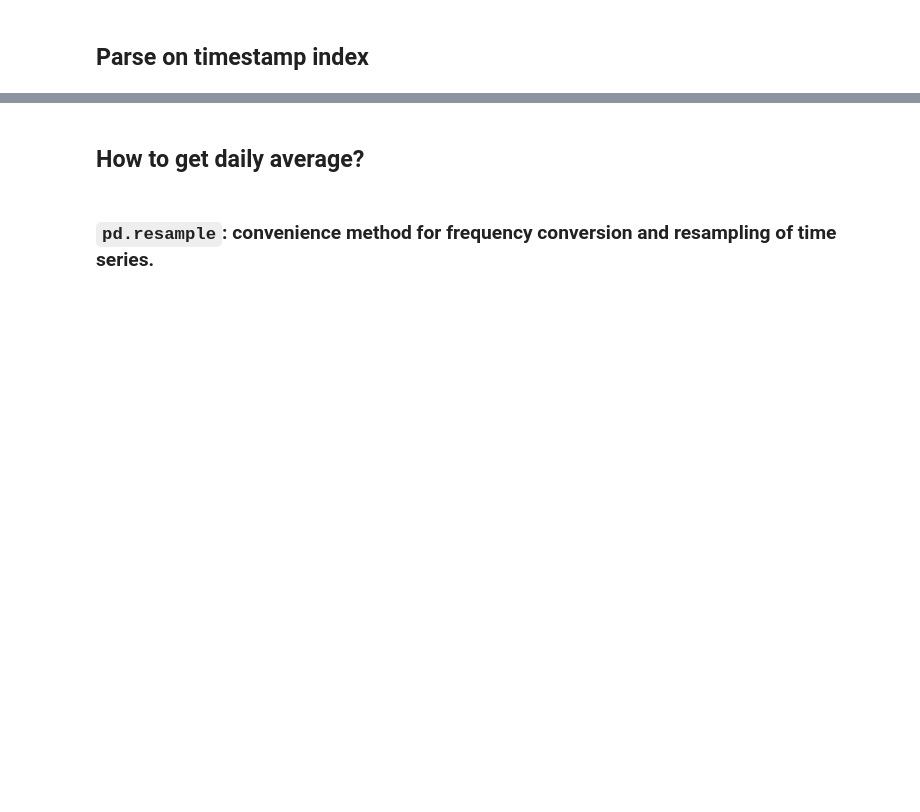
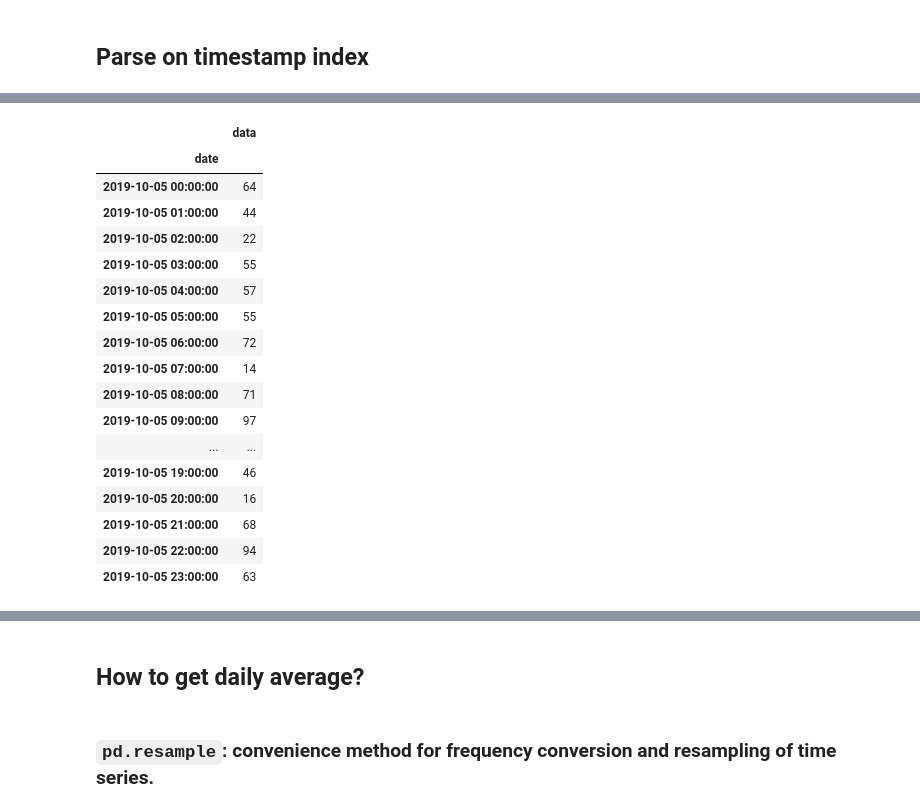
Before and after one commit to hangjianli/2019-fa-stats131, a Jupyter notebook: disc5.ipynb, the cells around one changed output, grey strips where cells are left out. Cells and saved outputs as stored; diff of their text form; code cells hidden in the pictures; blank space fills up the shorter version.

```diff
--- a/disc5.ipynb
+++ b/disc5.ipynb
@@ -135,3 +391,22 @@ df2[df2.index.day == 5]
 # %%
-df2['2019-10-05']
+df2.loc['2019-10-05']
+# %% [output]
+|  | data |
+| date |  |
+| 2019-10-05 00:00:00 | 64 |
+| 2019-10-05 01:00:00 | 44 |
+| 2019-10-05 02:00:00 | 22 |
+| 2019-10-05 03:00:00 | 55 |
+| 2019-10-05 04:00:00 | 57 |
+| 2019-10-05 05:00:00 | 55 |
+| 2019-10-05 06:00:00 | 72 |
+| 2019-10-05 07:00:00 | 14 |
+| 2019-10-05 08:00:00 | 71 |
+| 2019-10-05 09:00:00 | 97 |
+| ... | ... |
+| 2019-10-05 19:00:00 | 46 |
+| 2019-10-05 20:00:00 | 16 |
+| 2019-10-05 21:00:00 | 68 |
+| 2019-10-05 22:00:00 | 94 |
+| 2019-10-05 23:00:00 | 63 |
 # %%
```
Also changed, not shown: parts of 43 cells of this notebook.
